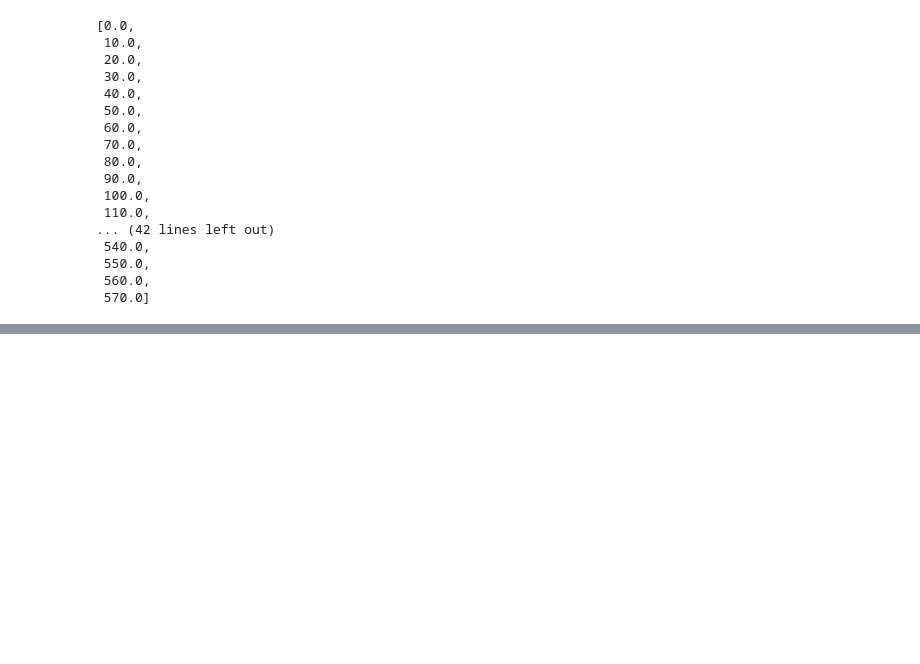
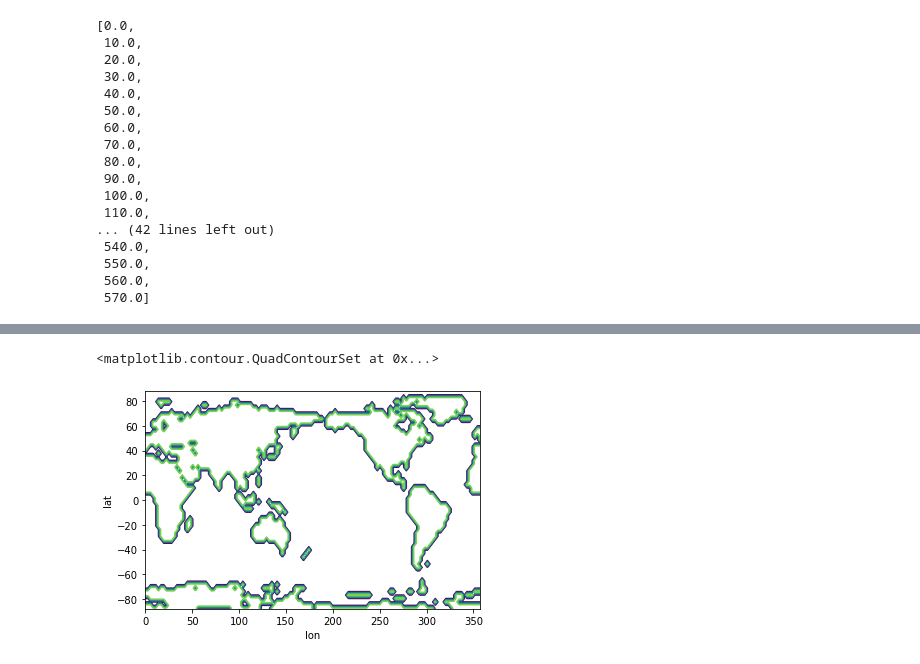
Before and after one commit to bnb32/isca_aws, a Jupyter notebook: ecrlisca/postprocessing/plotting.ipynb, the cells around one changed output, grey strips where cells are left out. Saved outputs shown, nothing was run; the diff lists cells and outputs as text; code cells hidden in the pictures; blank space fills up the shorter version.

```diff
--- a/ecrlisca/postprocessing/plotting.ipynb
+++ b/ecrlisca/postprocessing/plotting.ipynb
@@ -467,0 +505,7 @@ keys
+# %%
+land = xr.open_mfdataset('../../experiments/input/land_masks/continents_0Ma.nc',decode_times=False)
+# %%
+land['land_mask'].plot.contour()
+# %% [output]
+<matplotlib.contour.QuadContourSet at 0x...>
+[figure, added]
```
Also changed, not shown: parts of 28 cells of this notebook, 12 other files.
